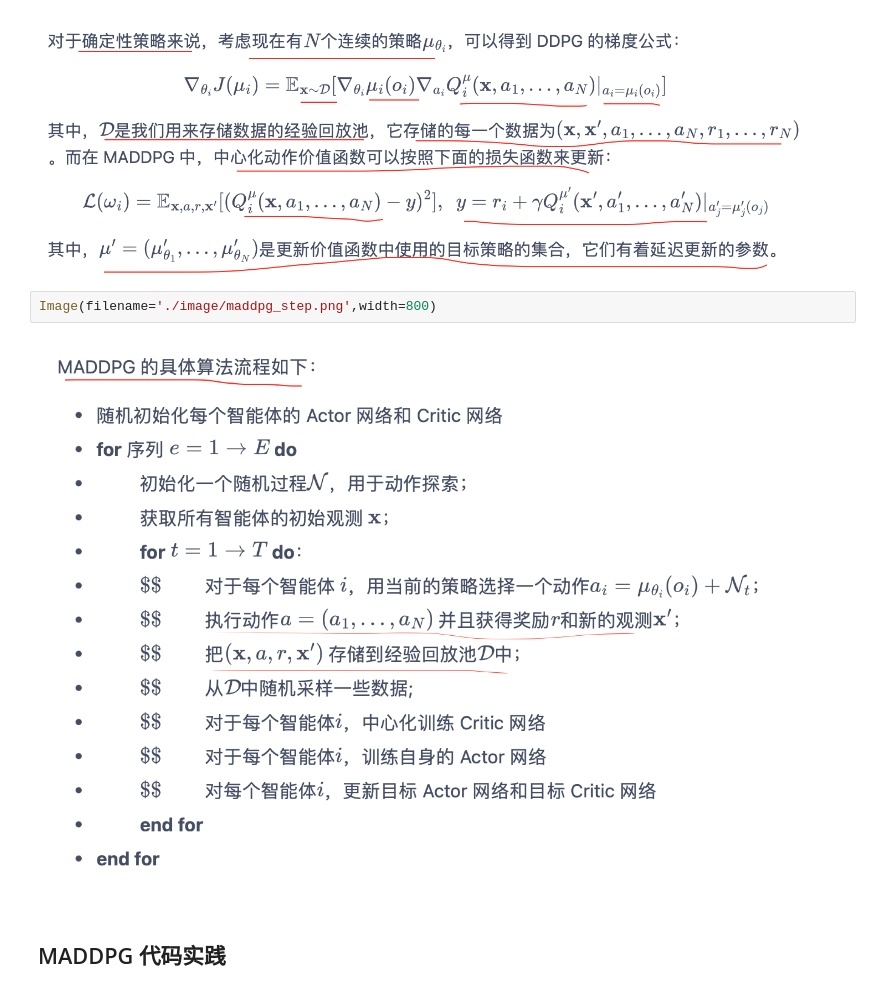
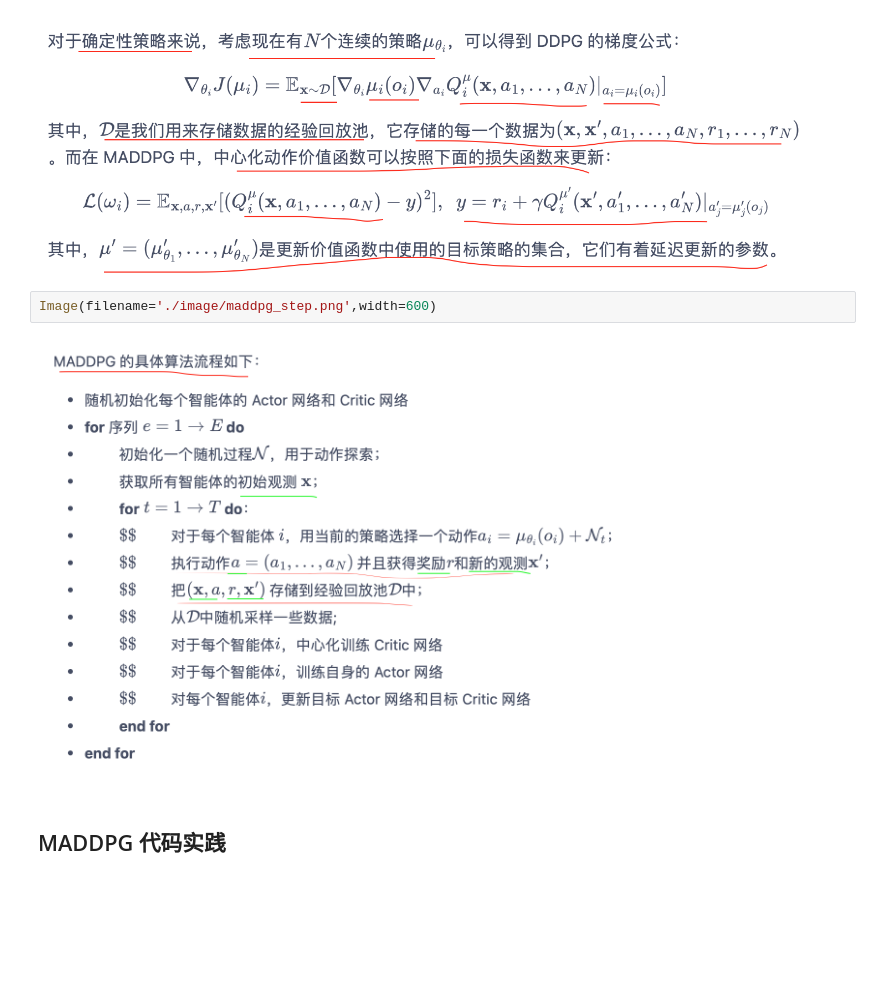
Before and after one commit to ztaoing/DeepRL_Steps, a Jupyter notebook: Hands-on-RL/19-多智能体强化学习进阶CTDE.ipynb, the cells around one changed output. Cells and saved outputs as stored; diff of their text form; blank space fills up the shorter version.

```diff
--- a/Hands-on-RL/19-多智能体强化学习进阶CTDE.ipynb
+++ b/Hands-on-RL/19-多智能体强化学习进阶CTDE.ipynb
@@ -60,9 +73,9 @@ Image(filename='./image/ddpg_grad_02.png',width=800)
 # %% [output]
 [figure]
 # %%
-Image(filename='./image/maddpg_step.png',width=800)
+Image(filename='./image/maddpg_step.png',width=600)
 # %% [output]
-[figure, old version]
+[figure, new version]
 # %% [markdown]
 ##  MADDPG 代码实践
 # %%
```
Also changed, not shown: parts of 13 cells of this notebook, 2 other files.
